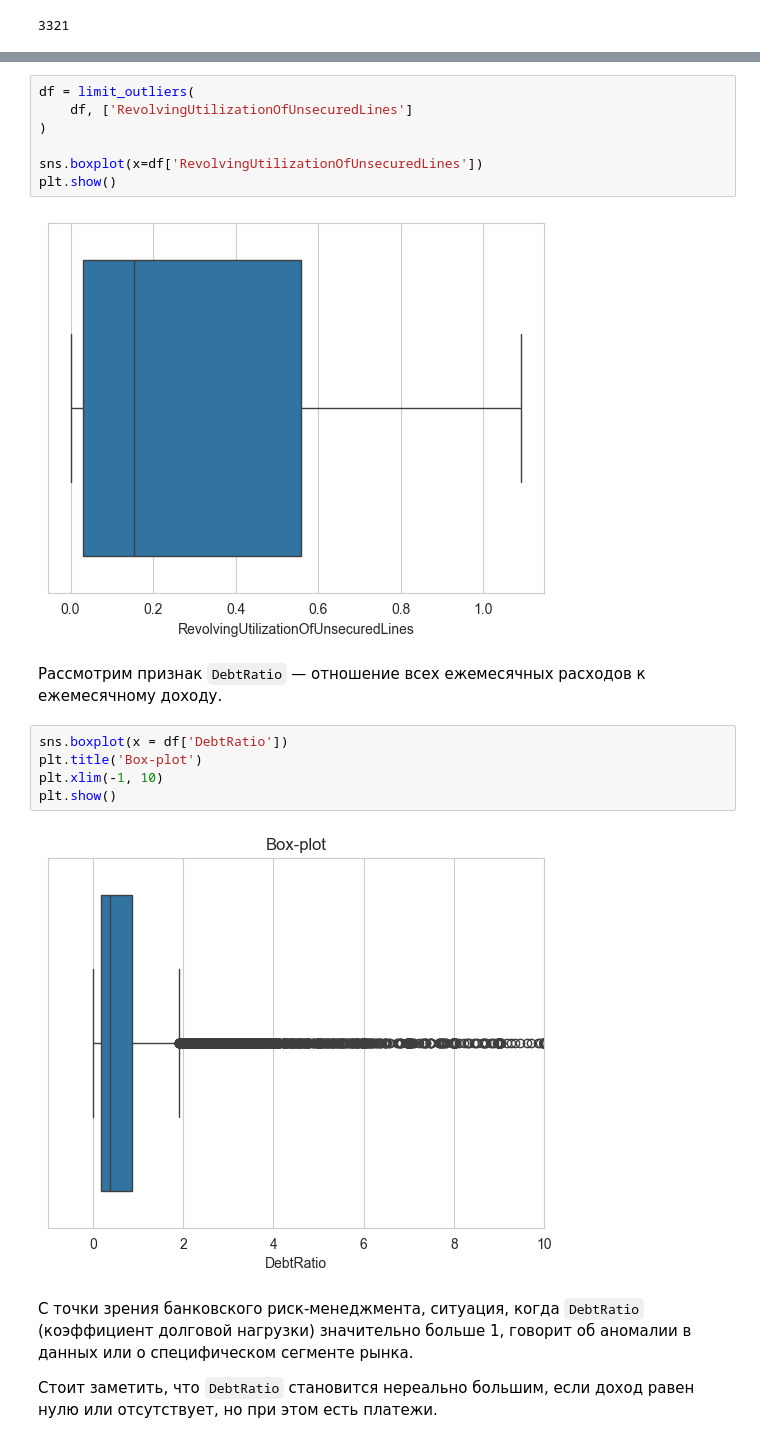
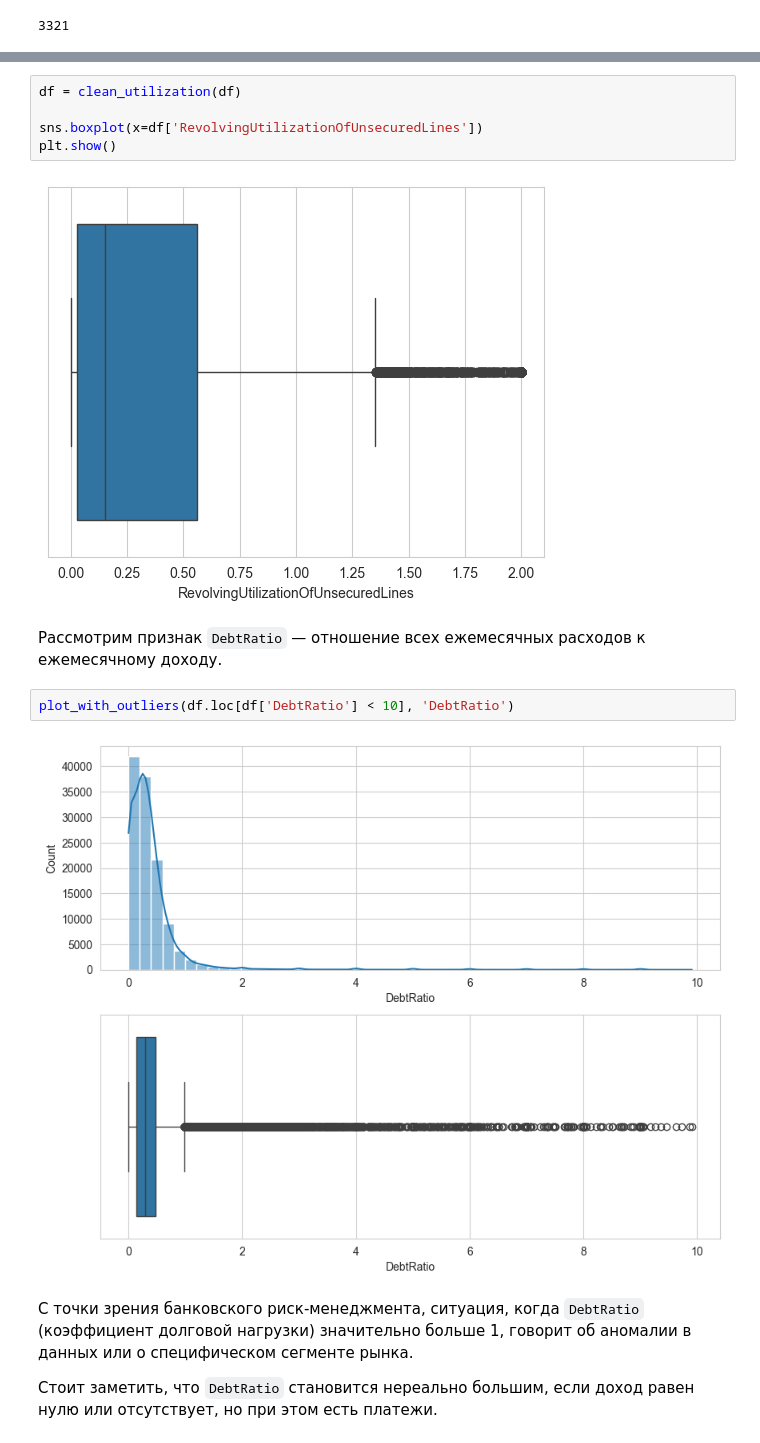
Before and after one commit to george-gh5/credit-scoring-ml, a Jupyter notebook: notebooks/01_eda_and_prep.ipynb, the cells around one changed output, grey strips where cells are left out. Saved outputs shown, nothing was run; the diff lists cells and outputs as text.

```diff
--- a/notebooks/01_eda_and_prep.ipynb
+++ b/notebooks/01_eda_and_prep.ipynb
@@ -266,21 +263,16 @@ df.loc[df['RevolvingUtilizationOfUnsecuredLines'] > 1].shape[0]
 # %%
-df = limit_outliers(
-    df, ['RevolvingUtilizationOfUnsecuredLines']
-)
+df = clean_utilization(df)
 
 sns.boxplot(x=df['RevolvingUtilizationOfUnsecuredLines'])
 plt.show()
 # %% [output]
-[figure, old version]
+[figure, new version]
 # %% [markdown]
 Рассмотрим признак `DebtRatio` — отношение всех ежемесячных расходов к ежемесячному доходу.
 # %%
-sns.boxplot(x = df['DebtRatio'])
-plt.title('Box-plot')
-plt.xlim(-1, 10)
-plt.show()
+plot_with_outliers(df.loc[df['DebtRatio'] < 10], 'DebtRatio')
 # %% [output]
-[figure, old version]
+[figure, new version]
 # %% [markdown]
 С точки зрения банковского риск-менеджмента, ситуация, когда `DebtRatio` (коэффициент долговой нагрузки) значительно больше 1, говорит об аномалии в данных или о специфическом сегменте рынка.
 
```
Also changed, not shown: parts of 21 cells of this notebook, 1 other file.
